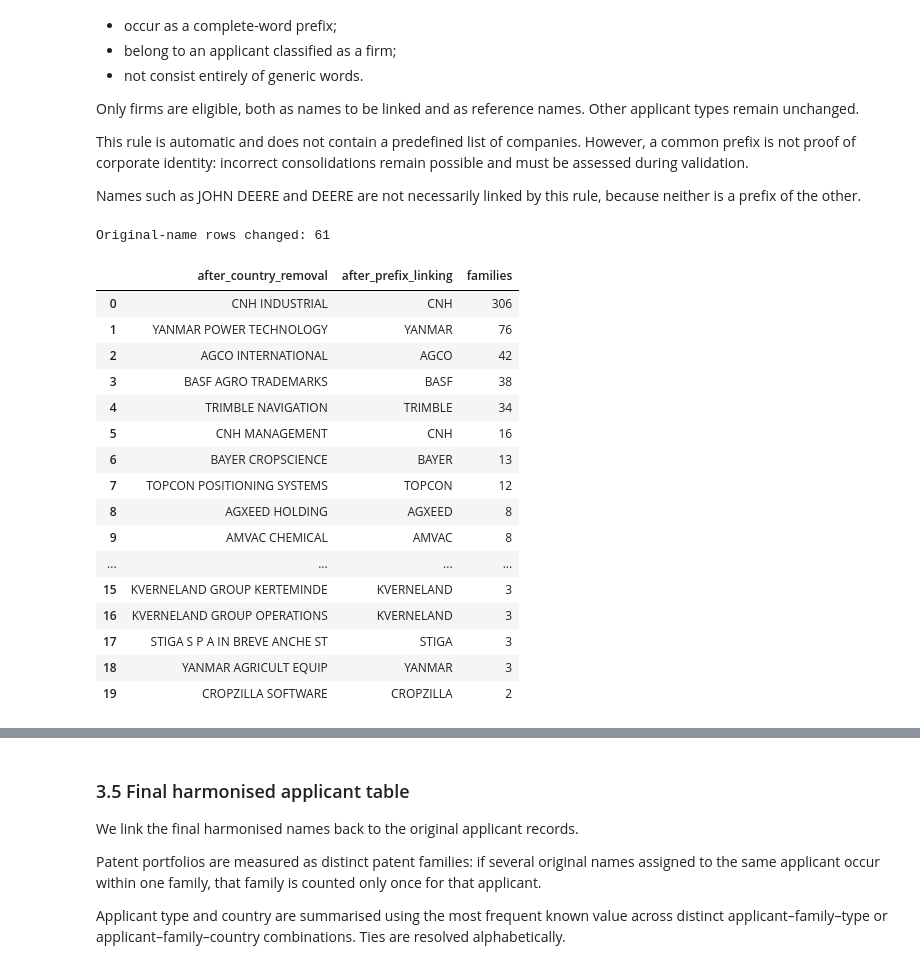
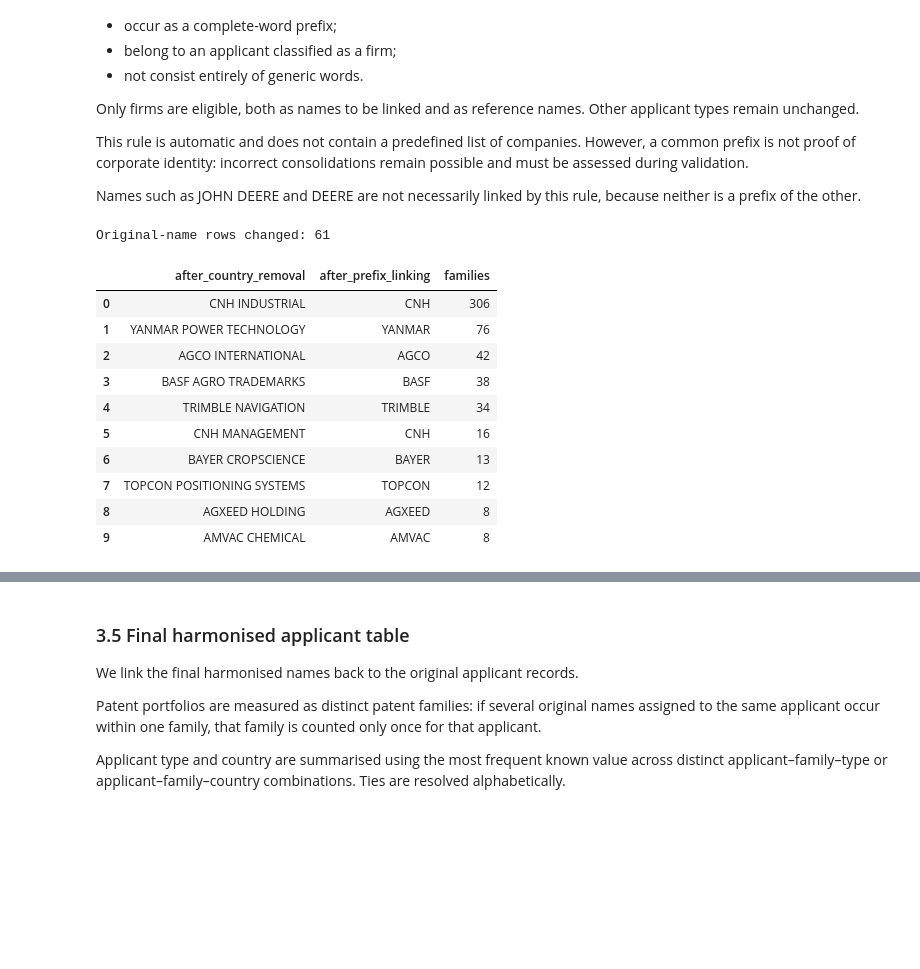
Before and after one commit to AriGBi/team-38-PrecisionAgriculture, a Jupyter notebook: notebooks/Step2_ComparativeAnalisys_Final.ipynb, the cells around one changed output, grey strips where cells are left out. Saved outputs shown, nothing was run; the diff lists cells and outputs as text; code cells hidden in the pictures; blank space fills up the shorter version.

```diff
--- a/notebooks/Step2_ComparativeAnalisys_Final.ipynb
+++ b/notebooks/Step2_ComparativeAnalisys_Final.ipynb
@@ -555,8 +478,7 @@ ordered_countries = sorted(COUNTRY_EXPRESSIONS,key=lambda value: (-len(value.spl
 FINAL_COUNTRY_PATTERN = re.compile(
     r"(?<!\w)(?:"
     + "|".join(re.escape(value) for value in ordered_countries)
-    + r")$"
-)
+    + r")$")
 
 
 def remove_country_suffix(cleaned_name):
@@ -569,8 +491,7 @@ def remove_country_suffix(cleaned_name):
         if match is None:
             break
         candidate = text[:match.start()].strip()
-        # Preserve names that would become empty or purely numeric.
-        if not candidate or not any(c.isalpha() for c in candidate):
+        if not candidate or not any(c.isalpha() for c in candidate): # preserve names that would become empty or purely numeric.
             break
         text = candidate
     return text
@@ -596,7 +517,7 @@ country_changes = (
     .reset_index(drop=True))
 
 print(f"Original-name rows changed: {len(country_changes):,}")
-display(country_changes[["cleaned_name", "after_country_removal", "families"]].head(15))
+display(country_changes[["cleaned_name", "after_country_removal", "families"]].iloc[5:15])
 # %% [output]
 Original-name rows changed: 27
 |  | cleaned_name | after_country_removal | families |
@@ -639,35 +555,21 @@ Names such as JOHN DEERE and DEERE are not necessarily linked by this rule,
 because neither is a prefix of the other.
 # %%
 EXCEPTIONS = {
-    "GENERAL", "INTERNATIONAL", "NATIONAL", "UNITED",
-    "TECHNOLOGY", "TECHNOLOGIES", "SYSTEMS",
-    "SCIENCE", "SCIENCES", "RESEARCH", "INDUSTRIAL",
-    "INDUSTRIES", "ENGINEERING", "AGRICULTURE",
-    "AGRICULTURAL", "GROUP", "HOLDINGS",
-    "UNIVERSITY", "INSTITUTE", "CENTER", "CENTRE",
-    "CHINA", "CHINESE", "AMERICAN",
-}
-
+    "GENERAL", "INTERNATIONAL", "NATIONAL", "UNITED","TECHNOLOGY", "TECHNOLOGIES", "SYSTEMS",
+    "SCIENCE", "SCIENCES", "RESEARCH", "INDUSTRIAL","INDUSTRIES", "ENGINEERING", "AGRICULTURE",
+    "AGRICULTURAL", "GROUP", "HOLDINGS","UNIVERSITY", "INSTITUTE", "CENTER", "CENTRE",
+    "CHINA", "CHINESE", "AMERICAN",}
 
 def build_firm_prefix_map(firm_names):
     """Link firm names to existing complete-word firm prefixes."""
-    names = {
-        str(name).strip()
-        for name in firm_names
-        if pd.notna(name) and str(name).strip()}
-
-    anchors = {
-        name for name in names
-        if len(name) >= 3
-        and not all( word in EXCEPTIONS for word in name.split())}
+    names = {str(name).strip() for name in firm_names if pd.notna(name) and str(name).strip()}
+    anchors = {name for name in names if len(name) >= 3 and not all( word in EXCEPTIONS for word in name.split())}
 
     mapping = {}
-
     for name in sorted(names):
         words = name.split()
         target = name
-
-        # Prefer the shortest eligible existing prefix.
+        # prefer the shortest eligible existing prefix.
         for length in range(1, len(words)):
             prefix = " ".join(words[:length])
             if prefix in anchors:
@@ -678,46 +580,37 @@ def build_firm_prefix_map(firm_names):
 
 
 firm_mask = name_audit["type"].eq("firm")
-
 prefix_map = build_firm_prefix_map(name_audit.loc[firm_mask, "after_country_removal"])
 
 name_audit["after_prefix_linking"] = (name_audit["after_country_removal"])
-
-name_audit.loc[firm_mask, "after_prefix_linking"] = (
-    name_audit.loc[firm_mask, "after_country_removal"].map(prefix_map))
+name_audit.loc[firm_mask, "after_prefix_linking"] = (name_audit.loc[firm_mask, "after_country_removal"].map(prefix_map))
 
 prefix_changes = (
     name_audit.loc[
         name_audit["after_country_removal"]
         != name_audit["after_prefix_linking"],
         [
             "psn_name",
             "after_country_removal",
             "after_prefix_linking",
             "families",],].sort_values("families", ascending=False))
 
 print(f"Original-name rows changed: {len(prefix_changes):,}")
 
 display(
     prefix_changes
     .drop_duplicates(["after_country_removal", "after_prefix_linking"])
-    [["after_country_removal", "after_prefix_linking", "families"]].head(20).reset_index(drop=True))
+    [["after_country_removal", "after_prefix_linking", "families"]].head(10).reset_index(drop=True))
 # %% [output]
 Original-name rows changed: 61
 |  | after_country_removal | after_prefix_linking | families |
 | 0 | CNH INDUSTRIAL | CNH | 306 |
 | 1 | YANMAR POWER TECHNOLOGY | YANMAR | 76 |
 | 2 | AGCO INTERNATIONAL | AGCO | 42 |
 | 3 | BASF AGRO TRADEMARKS | BASF | 38 |
 | 4 | TRIMBLE NAVIGATION | TRIMBLE | 34 |
 | 5 | CNH MANAGEMENT | CNH | 16 |
 | 6 | BAYER CROPSCIENCE | BAYER | 13 |
 | 7 | TOPCON POSITIONING SYSTEMS | TOPCON | 12 |
 | 8 | AGXEED HOLDING | AGXEED | 8 |
 | 9 | AMVAC CHEMICAL | AMVAC | 8 |
-| ... | ... | ... | ... |
-| 15 | KVERNELAND GROUP KERTEMINDE | KVERNELAND | 3 |
-| 16 | KVERNELAND GROUP OPERATIONS | KVERNELAND | 3 |
-| 17 | STIGA S P A IN BREVE ANCHE ST | STIGA | 3 |
-| 18 | YANMAR AGRICULT EQUIP | YANMAR | 3 |
-| 19 | CROPZILLA SOFTWARE | CROPZILLA | 2 |
```
Also changed, not shown: parts of 25 cells of this notebook, 5 other files.
